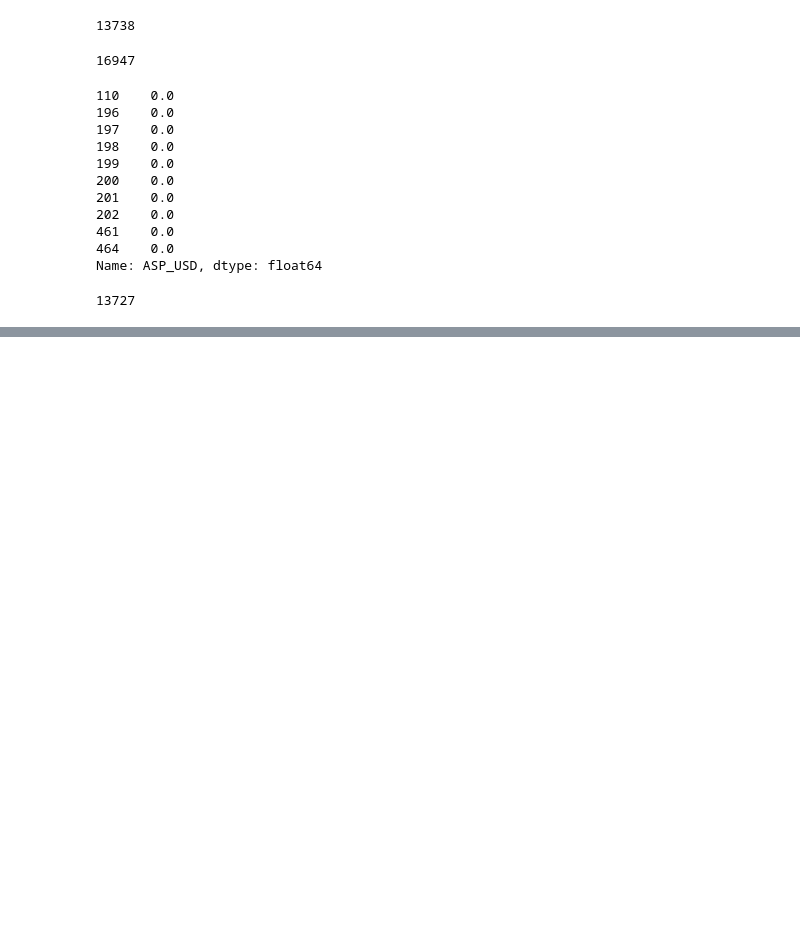
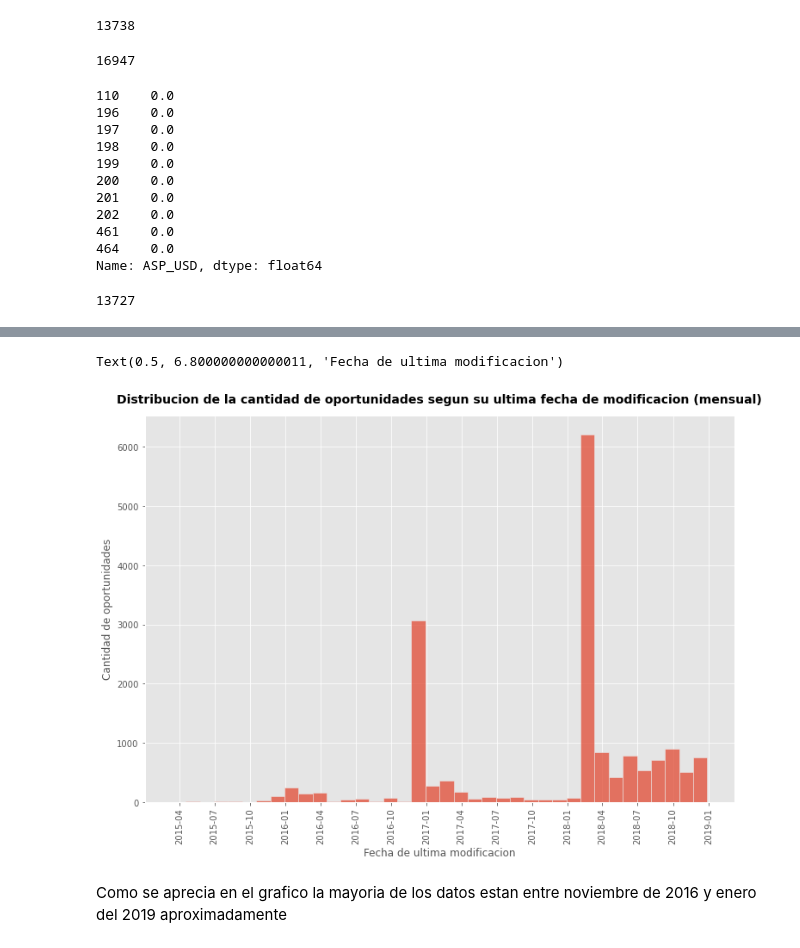
Before and after one commit to felipegonzalez2112/tp-2020-orga-datos, a Jupyter notebook: AnalisisTP1-SanchezNico.ipynb, the cells around one changed output, grey strips where cells are left out. Cells and saved outputs as stored; diff of their text form; code cells hidden in the pictures; blank space fills up the shorter version.

Commit message:
agrego graficos

```diff
--- a/AnalisisTP1-SanchezNico.ipynb
+++ b/AnalisisTP1-SanchezNico.ipynb
@@ -571,0 +717,3 @@ mayores
+# %%
+g = df.loc[:, 'Last_Modified_Date']
+g
@@ -571,0 +733,17 @@ mayores
+# %%
+import matplotlib.dates as mdates
+sns.displot(g, height=7, aspect=1.5)
+
+plt.gca().xaxis.set_major_locator(mdates.MonthLocator(interval=3))
+plt.xticks(rotation=90)
+plt.title('Distribucion de la cantidad de oportunidades segun su ultima fecha de modificacion\
+ (mensual)', size=14, y=1.02, fontweight ='bold')
+
+plt.ylabel('Cantidad de oportunidades')
+plt.xlabel('Fecha de ultima modificacion')
+# %% [output]
+Text(0.5, 6.800000000000011, 'Fecha de ultima modificacion')
+[figure, added]
+# %% [markdown]
+Como se aprecia en el grafico la mayoria de los datos estan entre noviembre de 2016
+y enero del 2019 aproximadamente
```
Also changed, not shown: parts of 45 cells of this notebook.
